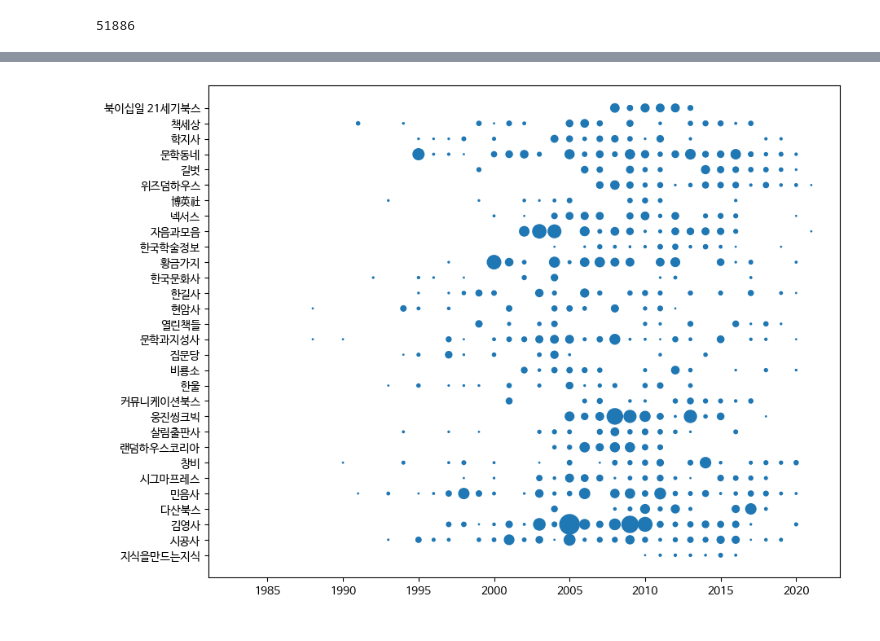
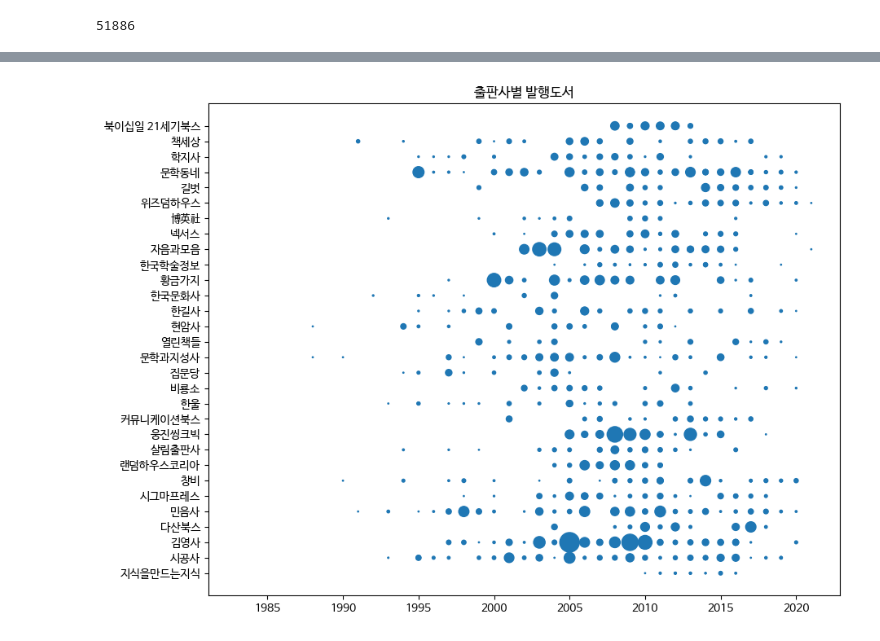
Before and after one commit to rickiepark/hg-da, a Jupyter notebook: 05-2.ipynb, the cells around one changed output, grey strips where cells are left out. Saved outputs shown, nothing was run; the diff lists cells and outputs as text; code cells hidden in the pictures.

```diff
--- a/05-2.ipynb
+++ b/05-2.ipynb
@@ -190,9 +177,10 @@ plt.rcParams['lines.markersize']
 # %%
 fig, ax = plt.subplots(figsize=(10, 8))
 ax.scatter(ns_book8['발행년도'], ns_book8['출판사'], s=ns_book8['대출건수'])
+ax.set_title('출판사별 발행도서')
 fig.show()
 # %% [output]
-[figure, old version]
+[figure, new version]
 # %%
 fig, ax = plt.subplots(figsize=(10, 8))
 ax.scatter(ns_book8['발행년도'], ns_book8['출판사'],
```
Also changed, not shown: parts of 6 cells of this notebook.
